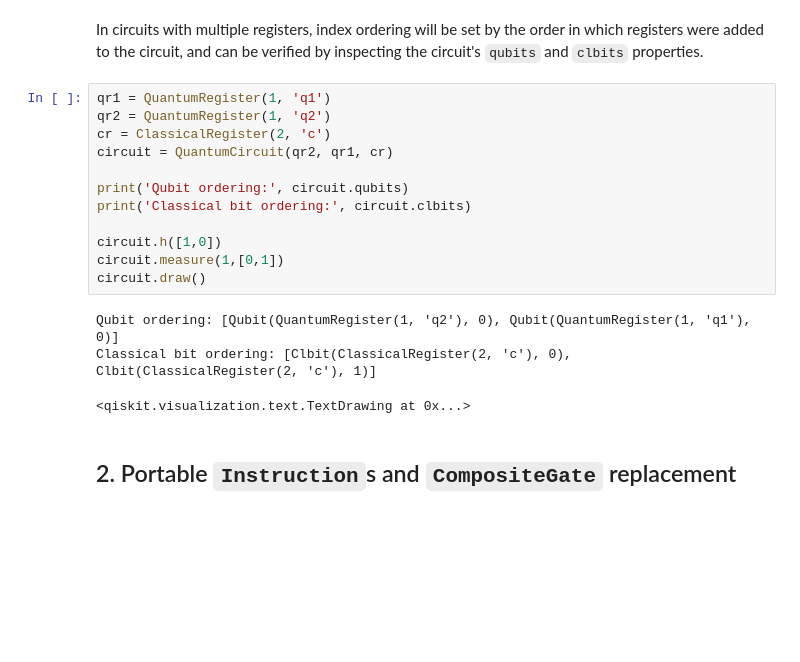
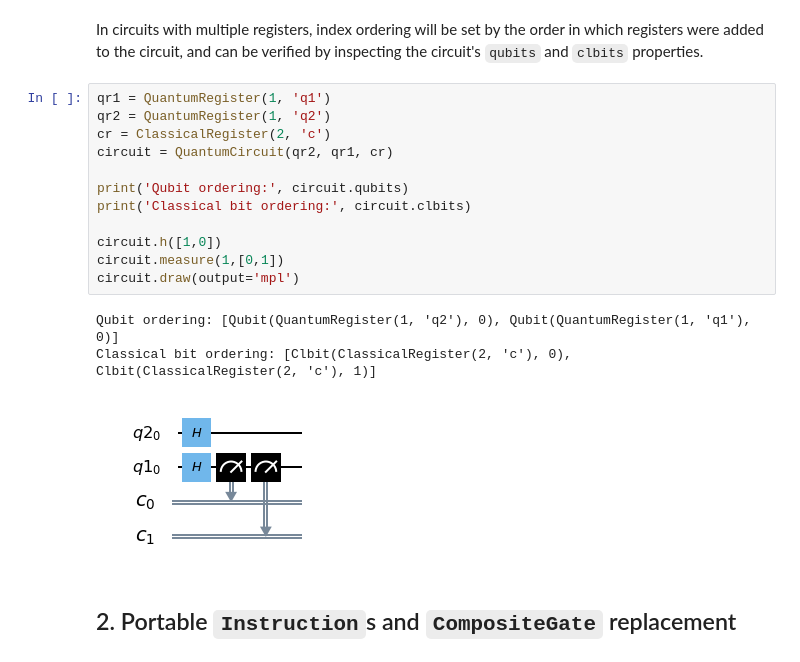
Before and after one commit to nonhermitian/qiskit-tutorials, a Jupyter notebook: qiskit/terra/advanced_circuits.ipynb, the cells around one changed output. Drawn from its saved outputs; the diff is of its cells as text; blank space fills up the shorter version.

```diff
--- a/qiskit/terra/advanced_circuits.ipynb
+++ b/qiskit/terra/advanced_circuits.ipynb
@@ -57,19 +57,19 @@ In circuits with multiple registers, index ordering will be set by the order in
 # %%
 qr1 = QuantumRegister(1, 'q1')
 qr2 = QuantumRegister(1, 'q2')
 cr = ClassicalRegister(2, 'c')
 circuit = QuantumCircuit(qr2, qr1, cr)
 
 print('Qubit ordering:', circuit.qubits)
 print('Classical bit ordering:', circuit.clbits)
 
 circuit.h([1,0])
 circuit.measure(1,[0,1])
-circuit.draw()
+circuit.draw(output='mpl')
 # %% [output]
 Qubit ordering: [Qubit(QuantumRegister(1, 'q2'), 0), Qubit(QuantumRegister(1, 'q1'), 0)]
 Classical bit ordering: [Clbit(ClassicalRegister(2, 'c'), 0), Clbit(ClassicalRegister(2, 'c'), 1)]
-<qiskit.visualization.text.TextDrawing at 0x...>
+[figure, added]
 # %% [markdown]
 ## 2. Portable `Instruction`s and `CompositeGate` replacement
 # %% [markdown]
```
Also changed, not shown: parts of 11 cells of this notebook, 7 other files.
